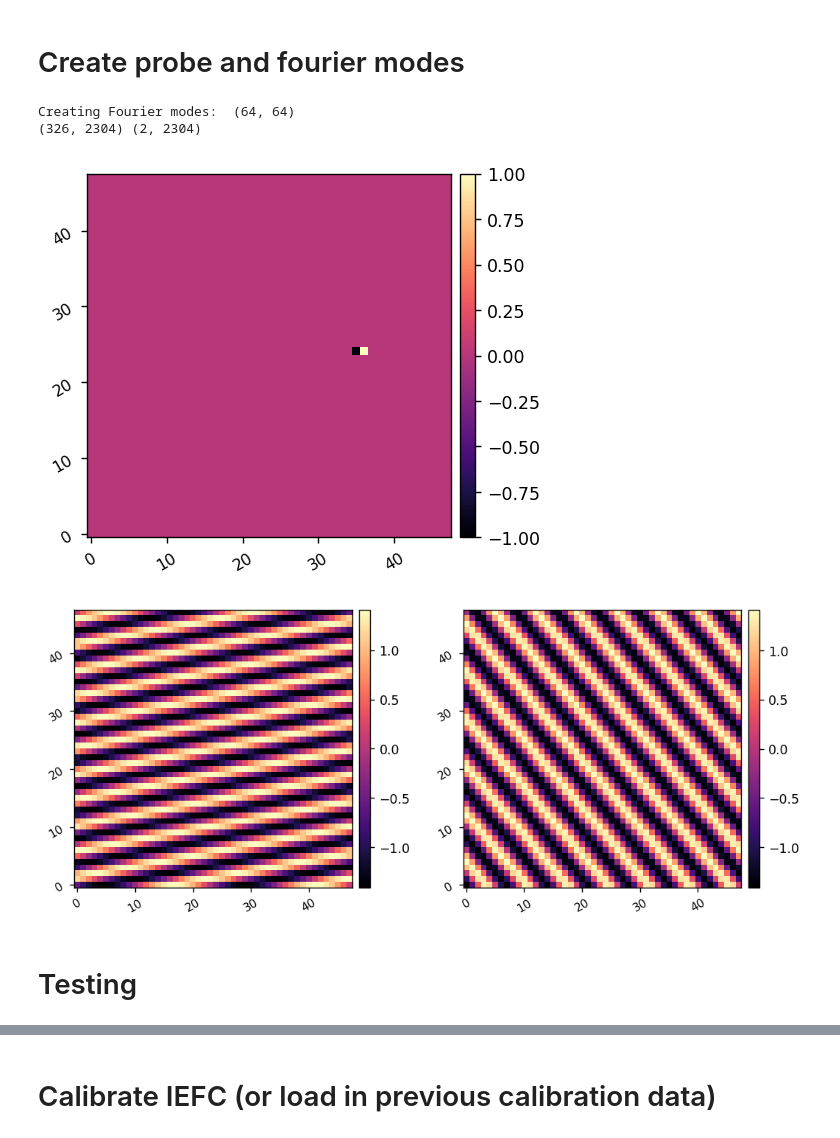
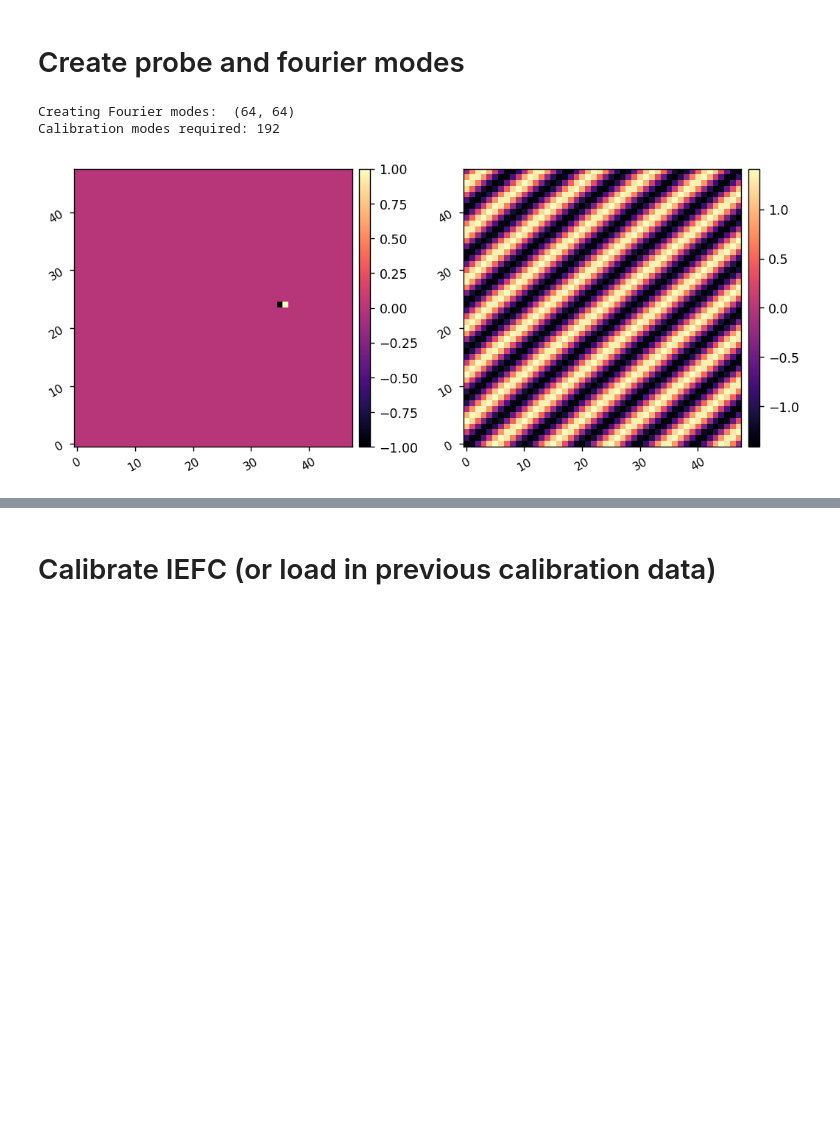
Before and after one commit to kian1377/roman-cgi-iefc, a Jupyter notebook: hlc_dshaped_calibrate_iefc.ipynb, the cells around one changed output, grey strips where cells are left out. Drawn from its saved outputs; the diff is of its cells as text; code cells hidden in the pictures; blank space fills up the shorter version.

```diff
--- a/hlc_dshaped_calibrate_iefc.ipynb
+++ b/hlc_dshaped_calibrate_iefc.ipynb
@@ -73,13 +33,13 @@ Total elapsed time (seconds) =   8.4588
 # %% [markdown]
 # Create dark hole ROI to calibrate and control
 # %%
-reload(iefc_sim)
-xfp = np.linspace(-0.5, 0.5, npsf) * npsf * psf_pixelscale_lamD
+reload(iefcu)
+xfp = np.linspace(-0.5, 0.5, npsf) * npsf * hlci.psf_pixelscale_lamD
 xf,yf = np.meshgrid(xfp,xfp)
 
-edge = 1.5
-iwa = 2.8
-owa = 9.7
+edge = 1
+iwa = 3
+owa = 7
 
 # Create the mask that is used to select which region to make dark.
 dh_params = {
@@ -88,7 +48,7 @@ dh_params = {
     'edge_position' : edge,
     'direction' : '+x'
 }
-dh_mask = iefc_sim.create_dshaped_focal_plane_mask(xf, yf, dh_params).ravel()
+dh_mask = iefcu.create_annular_focal_plane_mask(xf, yf, dh_params).ravel()
 
 #Create the mask that is used to select which region to make dark.
 control_params = {
@@ -97,15 +57,14 @@ control_params = {
     'edge_position' : edge,
     'direction' : '+x'
 }
-control_mask = iefc_sim.create_dshaped_focal_plane_mask(xf, yf, control_params).ravel()
+control_mask = iefcu.create_annular_focal_plane_mask(xf, yf, control_params).ravel()
 
 relative_weight = 0.99
 weights = dh_mask * relative_weight + (1 - relative_weight) * control_mask
 
 print(dh_mask.shape, control_mask.shape, control_mask.shape, weights.shape)
 misc.myimshow2(dh_mask.reshape(npsf,npsf), control_mask.reshape(npsf,npsf),
-               pxscl1=psf_pixelscale_lamD, pxscl2=psf_pixelscale_lamD)
-misc.myimshow2(psf*weights.reshape(npsf,npsf), weights.reshape(npsf,npsf), lognorm1=True, lognorm2=True,
-               pxscl1=psf_pixelscale_lamD, pxscl2=psf_pixelscale_lamD)
+               pxscl1=hlci.psf_pixelscale_lamD, pxscl2=hlci.psf_pixelscale_lamD)
+misc.myimshow(weights.reshape(npsf,npsf), lognorm=True, pxscl=hlci.psf_pixelscale_lamD)
 # %% [output]
 (4096,) (4096,) (4096,) (4096,)
@@ -114,23 +73,19 @@ misc.myimshow2(psf*weights.reshape(npsf,npsf), weights.reshape(npsf,npsf), logno
 # %% [markdown]
 # Create probe and fourier modes
 # %%
-reload(iefc_sim)
+reload(iefc)
 
-Nact = hlci.Nact
+fourier_modes, fx, fy = iefcu.create_fourier_modes(xfp, control_mask.reshape((npsf,npsf)), Nact, circular_mask=False)
+probe_modes = iefcu.create_probe_poke_modes(Nact, 3*Nact//4, Nact//2, 3*Nact//4-1, Nact//2)
 
-fourier_modes, fx, fy = iefc_sim.create_fourier_modes(xfp, control_mask.reshape((npsf,npsf)), Nact, circular_mask=False)
-probe_modes = iefc_sim.create_probe_poke_modes(hlci.Nact, 3*Nact//4, Nact//2, 3*Nact//4-1, Nact//2)
+calibration_amplitude = 0.006 * hlci.wavelength.to(u.m).value
+probe_amplitude = 0.05 * hlci.wavelength.to(u.m).value
+nmodes = fourier_modes.shape[0]
 
-probe_amplitude = 0.05 * wavelength.to(u.m).value
-calibration_amplitude = 0.006 * wavelength.to(u.m).value
-
-print(fourier_modes.shape, probe_modes.shape)
-misc.myimshow((probe_modes[0] - probe_modes[1]).reshape((Nact,Nact)))
-misc.myimshow2(fourier_modes[0].reshape((Nact,Nact)), fourier_modes[300].reshape((Nact,Nact)))
+print('Calibration modes required: {:d}'.format(nmodes))
+calibration_mode = fourier_modes[10]
+misc.myimshow2((probe_modes[0] - probe_modes[1]).reshape((Nact,Nact)), calibration_mode.reshape(Nact,Nact))
 # %% [output]
 Creating Fourier modes:  (64, 64)
-(326, 2304) (2, 2304)
+Calibration modes required: 192
-[figure, old version]
+[figure, new version]
-[figure, removed]
-# %% [markdown]
-# Testing
```
Also changed, not shown: parts of 7 cells of this notebook, 8 other files.
